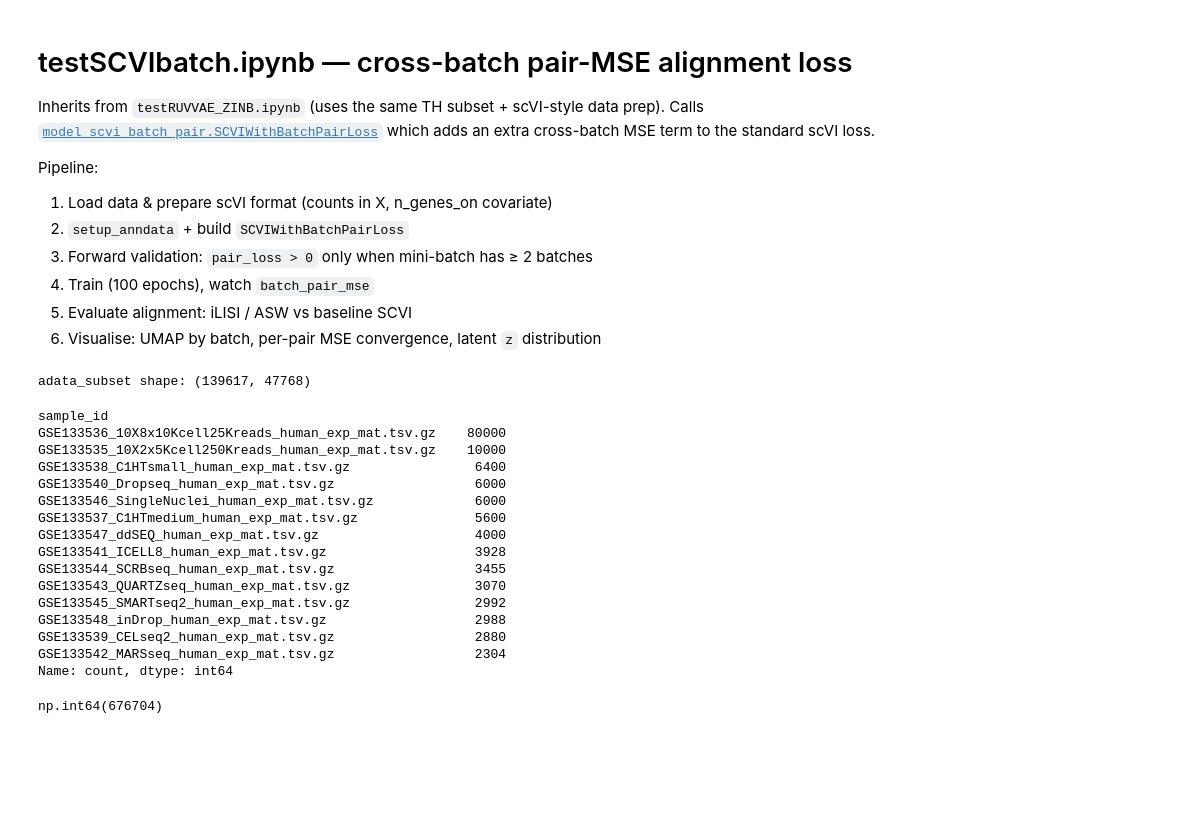
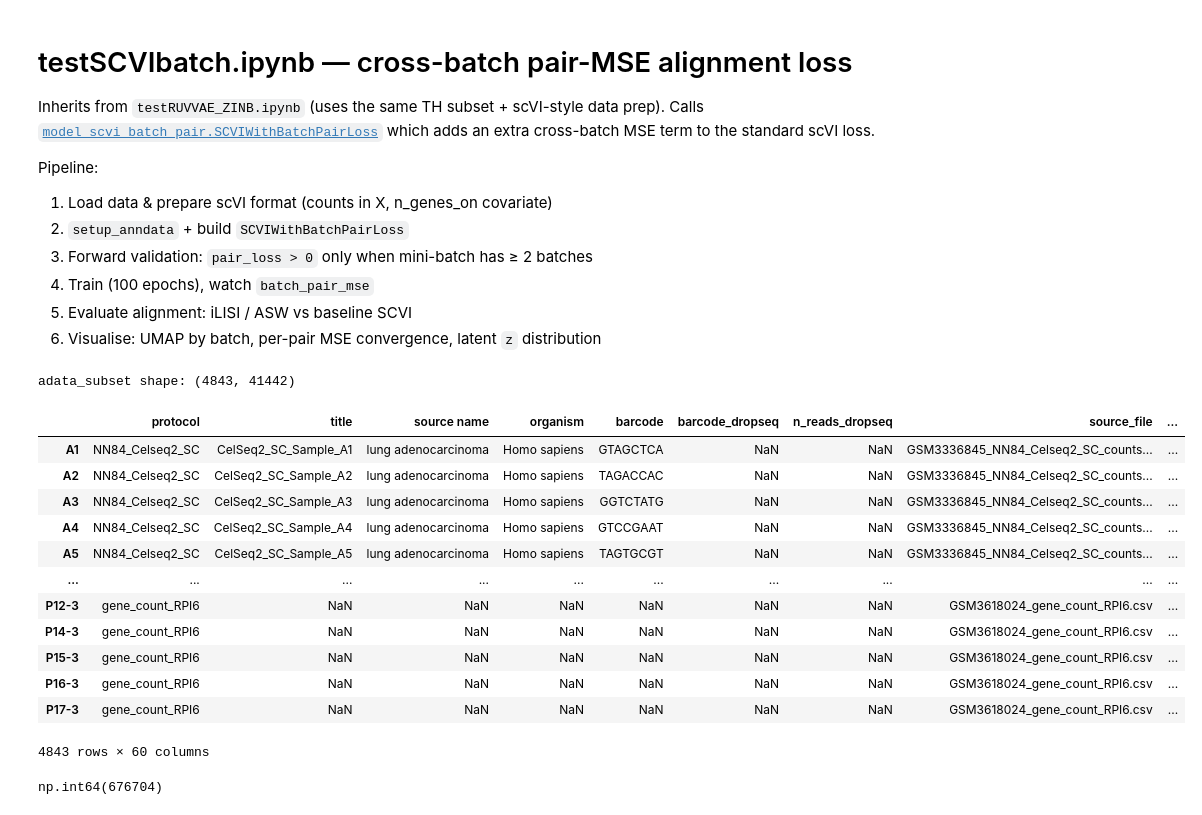
Before and after one commit to juychen/RUVDEG, a Jupyter notebook: postanalysis.ipynb, the cells around one changed output. Saved outputs shown, nothing was run; the diff lists cells and outputs as text; code cells hidden in the pictures; blank space fills up the shorter version.

```diff
--- a/postanalysis.ipynb
+++ b/postanalysis.ipynb
@@ -21,7 +21,7 @@ import pandas as pd
 # ========== Load the same data subset as testRUVVAE_ZINB.ipynb ==========
 
 adata = sc.read_h5ad(
-    "/data1st1/junyi/correctdata/transformed/GSE133549_scviharmony/GSE133549_scviHarmony.h5ad")
+    "/data1st1/junyi/correctdata/publicdata/GSE118767.h5ad")
 
 # adata_subset = adata[
 #     adata.obs["celltype.L2"].isin(
@@ -34,26 +34,23 @@ print(f"adata_subset shape: {adata.shape}")
 # print(f"status counts:\n{adata.obs['status'].value_counts()}")
 # print(f"company counts:\n{adata.obs['company'].value_counts()}")
 # %% [output]
-adata_subset shape: (139617, 47768)
+adata_subset shape: (4843, 41442)
 # %%
-adata.obs.sample_id.value_counts()
+adata.obs
 # %% [output]
+|  | protocol | title | source name | organism | barcode | barcode_dropseq | n_reads_dropseq | source_file | ... |
+| A1 | NN84_Celseq2_SC | CelSeq2_SC_Sample_A1 | lung adenocarcinoma | Homo sapiens | GTAGCTCA | NaN | NaN | GSM3336845_NN84_Celseq2_SC_counts... | ... |
+| A2 | NN84_Celseq2_SC | CelSeq2_SC_Sample_A2 | lung adenocarcinoma | Homo sapiens | TAGACCAC | NaN | NaN | GSM3336845_NN84_Celseq2_SC_counts... | ... |
+| A3 | NN84_Celseq2_SC | CelSeq2_SC_Sample_A3 | lung adenocarcinoma | Homo sapiens | GGTCTATG | NaN | NaN | GSM3336845_NN84_Celseq2_SC_counts... | ... |
+| A4 | NN84_Celseq2_SC | CelSeq2_SC_Sample_A4 | lung adenocarcinoma | Homo sapiens | GTCCGAAT | NaN | NaN | GSM3336845_NN84_Celseq2_SC_counts... | ... |
+| A5 | NN84_Celseq2_SC | CelSeq2_SC_Sample_A5 | lung adenocarcinoma | Homo sapiens | TAGTGCGT | NaN | NaN | GSM3336845_NN84_Celseq2_SC_counts... | ... |
+| ... | ... | ... | ... | ... | ... | ... | ... | ... | ... |
+| P12-3 | gene_count_RPI6 | NaN | NaN | NaN | NaN | NaN | NaN | GSM3618024_gene_count_RPI6.csv | ... |
+| P14-3 | gene_count_RPI6 | NaN | NaN | NaN | NaN | NaN | NaN | GSM3618024_gene_count_RPI6.csv | ... |
+| P15-3 | gene_count_RPI6 | NaN | NaN | NaN | NaN | NaN | NaN | GSM3618024_gene_count_RPI6.csv | ... |
+| P16-3 | gene_count_RPI6 | NaN | NaN | NaN | NaN | NaN | NaN | GSM3618024_gene_count_RPI6.csv | ... |
+| P17-3 | gene_count_RPI6 | NaN | NaN | NaN | NaN | NaN | NaN | GSM3618024_gene_count_RPI6.csv | ... |
-sample_id
-GSE133536_10X8x10Kcell25Kreads_human_exp_mat.tsv.gz    80000
-GSE133535_10X2x5Kcell250Kreads_human_exp_mat.tsv.gz    10000
-GSE133538_C1HTsmall_human_exp_mat.tsv.gz                6400
-GSE133540_Dropseq_human_exp_mat.tsv.gz                  6000
-GSE133546_SingleNuclei_human_exp_mat.tsv.gz             6000
-GSE133537_C1HTmedium_human_exp_mat.tsv.gz               5600
-GSE133547_ddSEQ_human_exp_mat.tsv.gz                    4000
-GSE133541_ICELL8_human_exp_mat.tsv.gz                   3928
-GSE133544_SCRBseq_human_exp_mat.tsv.gz                  3455
-GSE133543_QUARTZseq_human_exp_mat.tsv.gz                3070
-GSE133545_SMARTseq2_human_exp_mat.tsv.gz                2992
-GSE133548_inDrop_human_exp_mat.tsv.gz                   2988
-GSE133539_CELseq2_human_exp_mat.tsv.gz                  2880
-GSE133542_MARSseq_human_exp_mat.tsv.gz                  2304
-Name: count, dtype: int64
+4843 rows × 60 columns
 # %%
 LAYER_NAME = "scvi_nrom_counts_harmony"
 COUNT_LAYER_NAME = "scvi_reconstructed_counts_harmony"
```
Also changed, not shown: parts of 1 cell of this notebook, 2 other files.
